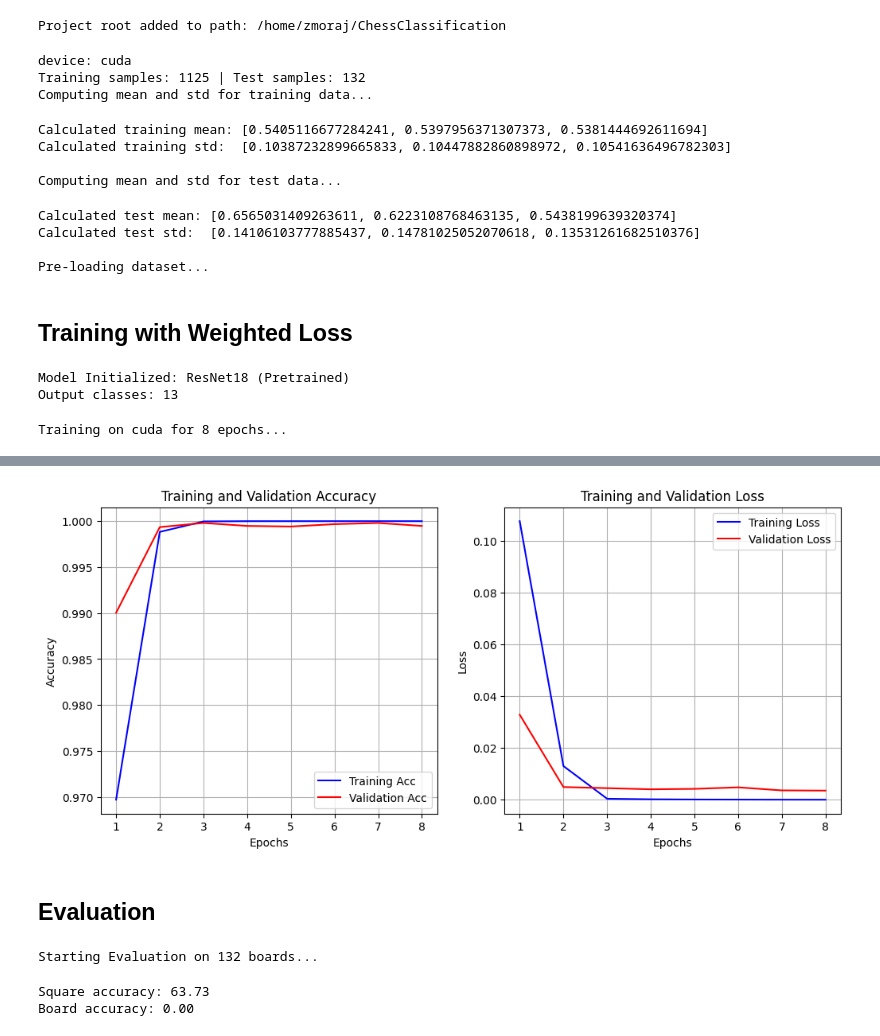
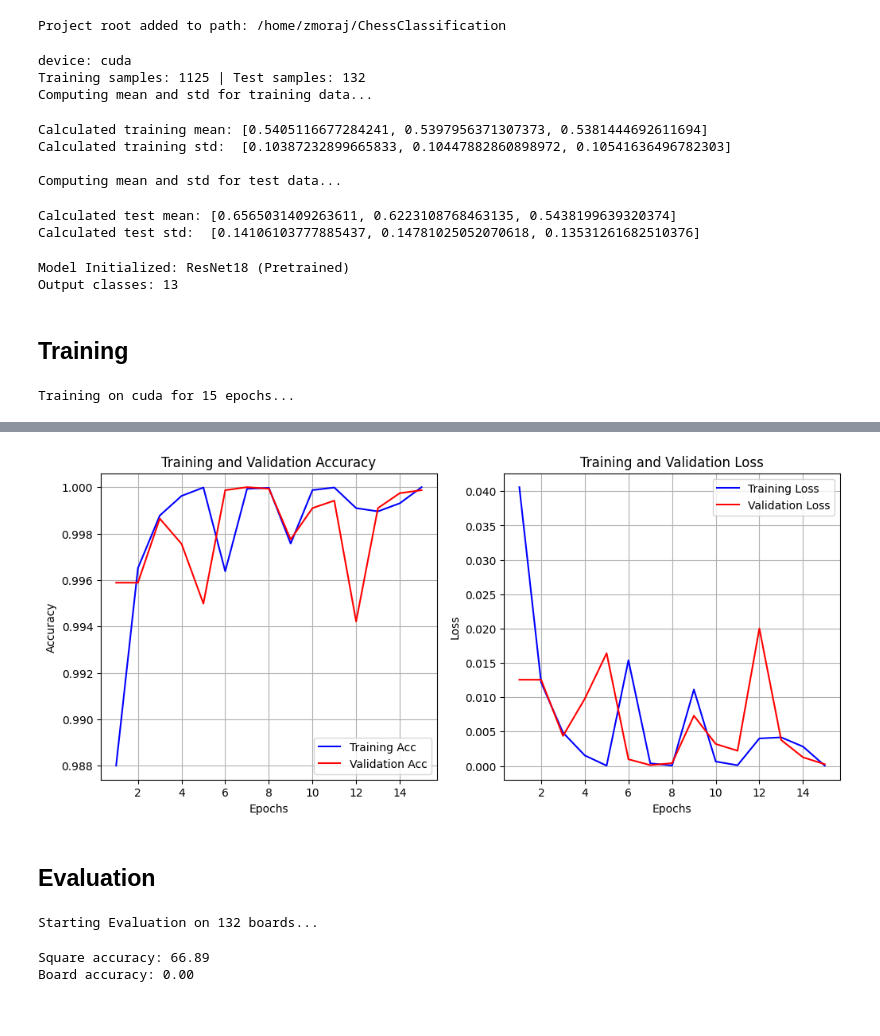
Before and after one commit to JonathanZmora/ChessClassification, a Jupyter notebook: src/notebooks/experiment1.ipynb, the cells around one changed output, grey strips where cells are left out. Saved outputs shown, nothing was run; the diff lists cells and outputs as text; code cells hidden in the pictures.

```diff
--- a/src/notebooks/experiment1.ipynb
+++ b/src/notebooks/experiment1.ipynb
@@ -32,33 +27,31 @@ import numpy as np
 # %%
-# Load Data
+# Load data
 
 TRAIN_DATA_ROOT = os.path.join(project_root, "data/train/synthetic")
 VAL_DATA_ROOT = os.path.join(project_root, "data/validation/synthetic")
-TEST_SYNTHETIC_DATA_ROOT = os.path.join(project_root, "data/test/synthetic")
 TEST_REAL_DATA_ROOT = os.path.join(project_root, "data/test/real")
 BATCH_SIZE = 2
 NUM_WORKERS = 4
+SIZE = 112
 
 device = torch.device("cuda" if torch.cuda.is_available() else "cpu")
 print(f"device: {device}")
 
 # Compute statistics
-train_mean, train_std, test_mean, test_std = calculate_stats(TRAIN_DATA_ROOT, TEST_REAL_DATA_ROOT, NUM_WORKERS)
+train_mean, train_std, test_mean, test_std = calculate_stats(TRAIN_DATA_ROOT, TEST_REAL_DATA_ROOT, SIZE, SIZE, NUM_WORKERS)
 
-# Build Final datasets and DataLoaders
-baseline_config = {}
-train_transform = build_transforms(train_mean, train_std, config=baseline_config)
-test_transform = build_transforms(test_mean, test_std, config=baseline_config)
+# Build final datasets and DataLoaders
+train_config = {'blur': (5, (0.1, 0.2)), 'noise': 0.01, 'jitter': (0.3, 0.05)}
+test_config = {}
+train_transform = build_transforms(train_mean, train_std, config=train_config)
+test_transform = build_transforms(test_mean, test_std, config=test_config)
 
 train_dataset = ChessBoardDataset(root_dir=TRAIN_DATA_ROOT, transform=train_transform)
-train_square_dataset = ChessSquareDataset(train_dataset)
 val_dataset = ChessBoardDataset(root_dir=VAL_DATA_ROOT, transform=train_transform)
-test_synthetic_dataset = ChessBoardDataset(root_dir=TEST_SYNTHETIC_DATA_ROOT, transform=train_transform)
 test_real_dataset = ChessBoardDataset(root_dir=TEST_REAL_DATA_ROOT, transform=test_transform)
 
 train_loader = DataLoader(train_dataset, batch_size=BATCH_SIZE, shuffle=True, num_workers=NUM_WORKERS, pin_memory=True)
 val_loader = DataLoader(val_dataset, batch_size=BATCH_SIZE, shuffle=False, num_workers=NUM_WORKERS, pin_memory=True)
-test_synthetic_loader = DataLoader(test_synthetic_dataset, batch_size=BATCH_SIZE, shuffle=False, num_workers=NUM_WORKERS, pin_memory=True)
 test_real_loader = DataLoader(test_real_dataset, batch_size=BATCH_SIZE, shuffle=False, num_workers=NUM_WORKERS, pin_memory=True)
 # %% [output]
 device: cuda
@@ -70,8 +63,6 @@ Calculated training std:  [0.10387232899665833, 0.10447882860898972, 0.105416364
 Computing mean and std for test data...
 Calculated test mean: [0.6565031409263611, 0.6223108768463135, 0.5438199639320374]
 Calculated test std:  [0.14106103777885437, 0.14781025052070618, 0.13531261682510376]
-
-Pre-loading dataset...
 # %%
 # Define baseline model
 
@@ -112,5 +77,3 @@ train_loader_sampled = DataLoader(
-# %% [markdown]
-## Training with Weighted Loss
 # %%
 # Initialize model
 
@@ -121,13 +84,15 @@ print(f"Output classes: {model.fc.out_features}")
 # %% [output]
 Model Initialized: ResNet18 (Pretrained)
 Output classes: 13
+# %% [markdown]
+## Training
 # %%
 # Training loop
 
 # Configuration
-lr = 1e-4
-num_epochs = 8
-criterion = nn.CrossEntropyLoss(weight=class_weights)
+lr = 1e-3
+num_epochs = 15
+criterion = nn.CrossEntropyLoss()
 optimizer = optim.Adam(model.parameters(), lr=lr)
 
 # Training
@@ -140,10 +105,10 @@ best_model, history = train(
     scheduler=None,
     num_epochs=num_epochs,
     device=device,
-    save_path=os.path.join(project_root, 'models/baseline_wl.pth')
+    save_path='baseline_blur_noise_jitter.pth'
 )
 
 # Plotting train and validation statistics
 plot_training_history(history)
 # %% [output]
-Training on cuda for 8 epochs...
+Training on cuda for 15 epochs...
@@ -161,4 +133,4 @@ Best Val Acc: 0.9998
-[figure, old version]
+[figure, new version]
 # %% [markdown]
 ## Evaluation
 # %%
@@ -170,5 +142,5 @@ print(f"Square accuracy: {square_acc:.2f}")
 print(f"Board accuracy: {board_acc:.2f}")
 # %% [output]
 Starting Evaluation on 132 boards...
-Square accuracy: 63.73
+Square accuracy: 66.89
 Board accuracy: 0.00
```
Also changed, not shown: parts of 10 cells of this notebook, 25 other files.
